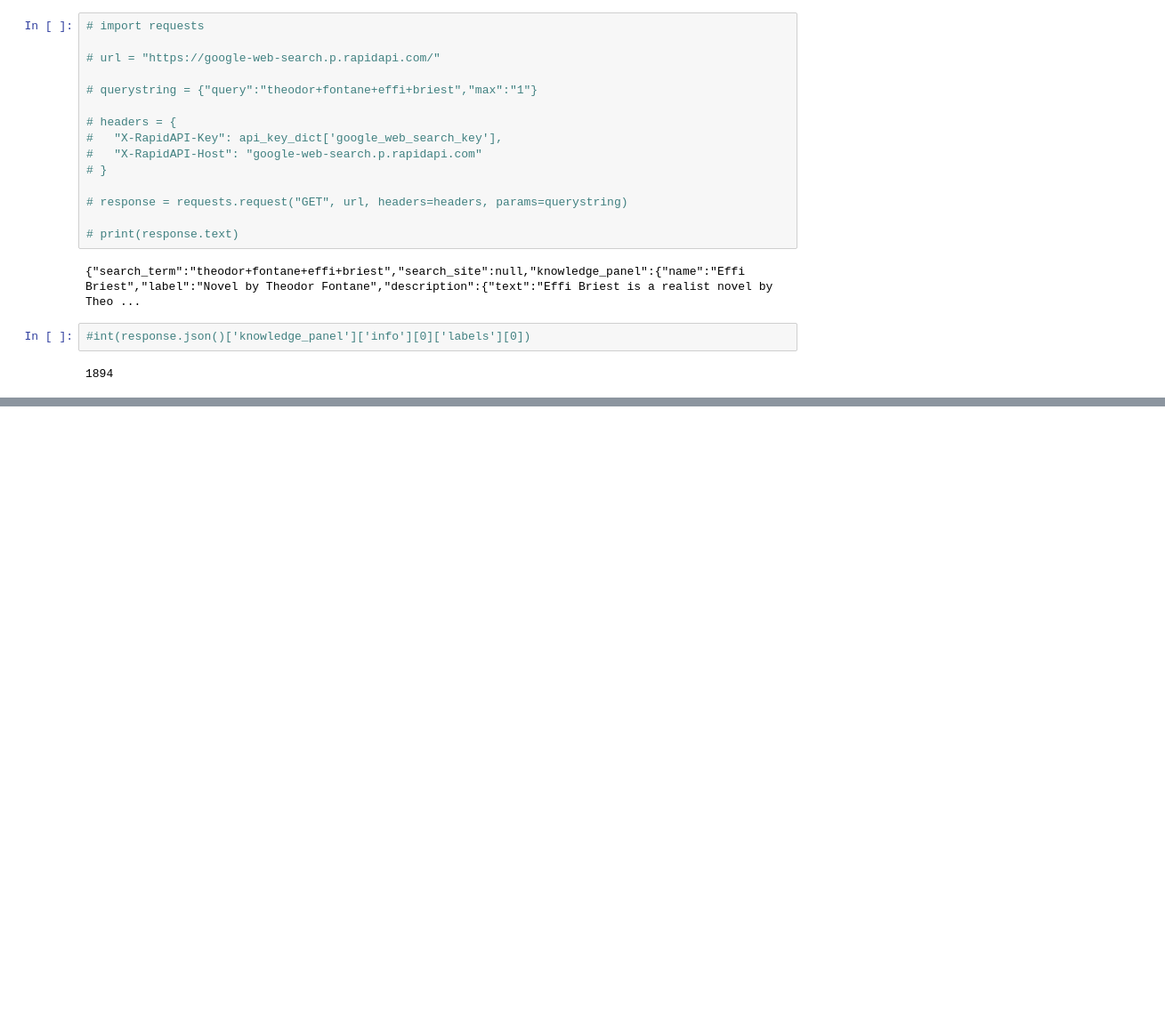
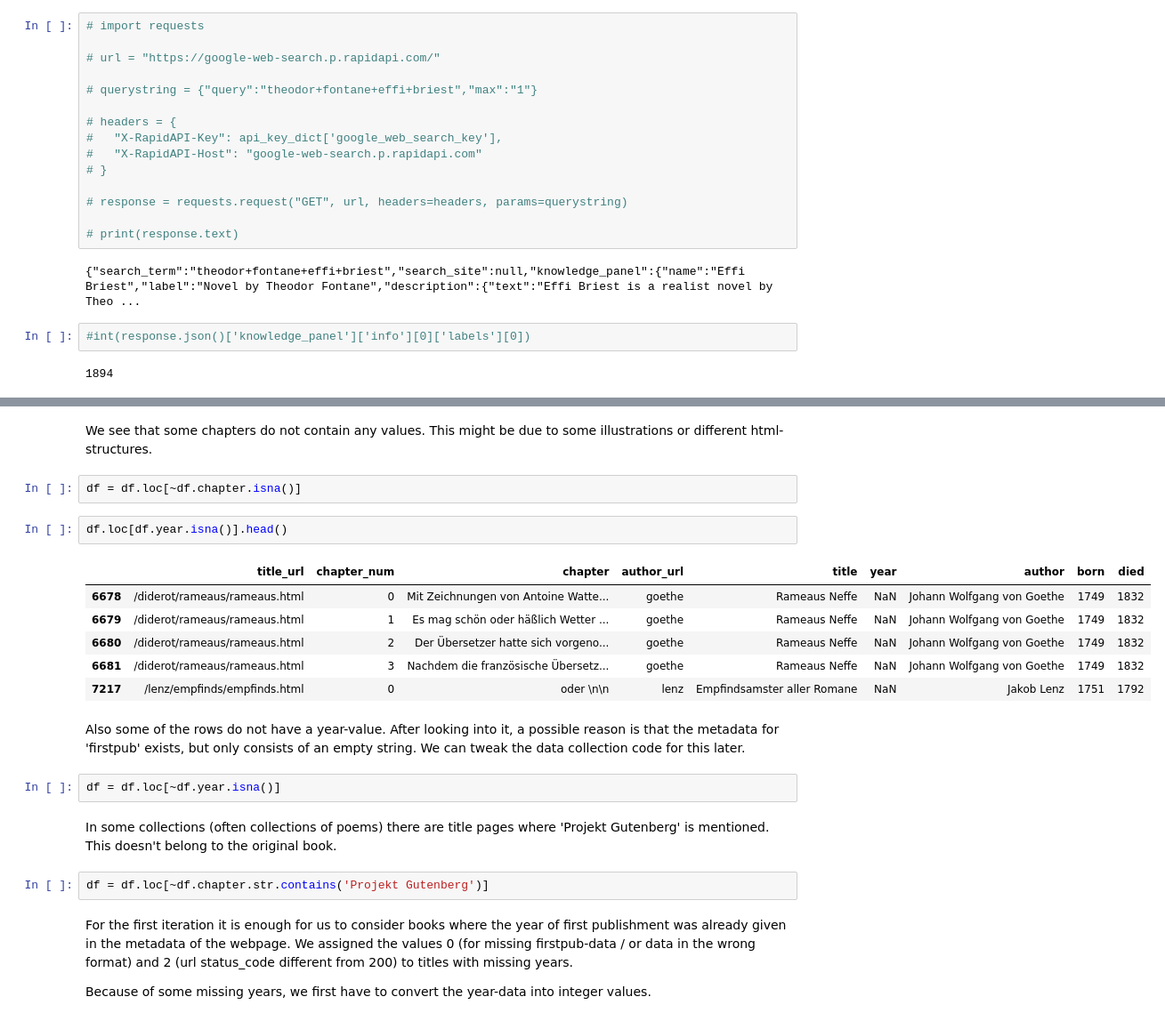
Before and after one commit to ATC-mmueller/nlp_publication_year, a Jupyter notebook: main.ipynb, the cells around one changed output, grey strips where cells are left out. Shown at 89% size. Cells and saved outputs as stored; diff of their text form; blank space fills up the shorter version.

```diff
--- a/main.ipynb
+++ b/main.ipynb
@@ -66,0 +106,25 @@ api_key_dict = keys.load_keys('APIs')
+# %% [markdown]
+We see that some chapters do not contain any values. This might be due to some illustrations or different html-structures.
+# %%
+df = df.loc[~df.chapter.isna()]
+# %%
+df.loc[df.year.isna()].head()
+# %% [output]
+|  | title_url | chapter_num | chapter | author_url | title | year | author | born | died |
+| 6678 | /diderot/rameaus/rameaus.html | 0 | Mit Zeichnungen von Antoine Watte... | goethe | Rameaus Neffe | NaN | Johann Wolfgang von Goethe | 1749 | 1832 |
+| 6679 | /diderot/rameaus/rameaus.html | 1 | Es mag schön oder häßlich Wetter ... | goethe | Rameaus Neffe | NaN | Johann Wolfgang von Goethe | 1749 | 1832 |
+| 6680 | /diderot/rameaus/rameaus.html | 2 | Der Übersetzer hatte sich vorgeno... | goethe | Rameaus Neffe | NaN | Johann Wolfgang von Goethe | 1749 | 1832 |
+| 6681 | /diderot/rameaus/rameaus.html | 3 | Nachdem die französische Übersetz... | goethe | Rameaus Neffe | NaN | Johann Wolfgang von Goethe | 1749 | 1832 |
+| 7217 | /lenz/empfinds/empfinds.html | 0 | oder \n\n | lenz | Empfindsamster aller Romane | NaN | Jakob Lenz | 1751 | 1792 |
+# %% [markdown]
+Also some of the rows do not have a year-value. After looking into it, a possible reason is that the metadata for 'firstpub' exists, but only consists of an empty string. We can tweak the data collection code for this later.
+# %%
+df = df.loc[~df.year.isna()]
+# %% [markdown]
+In some collections (often collections of poems) there are title pages where 'Projekt Gutenberg' is mentioned. This doesn't belong to the original book.
+# %%
+df = df.loc[~df.chapter.str.contains('Projekt Gutenberg')]
+# %% [markdown]
+For the first iteration it is enough for us to consider books where the year of first publishment was already given in the metadata of the webpage. We assigned the values 0 (for missing firstpub-data / or data in the wrong format) and 2 (url status_code different from 200) to titles with missing years.
+
+Because of some missing years, we first have to convert the year-data into integer values.
```
Also changed, not shown: parts of 25 cells of this notebook, 1 other file.
